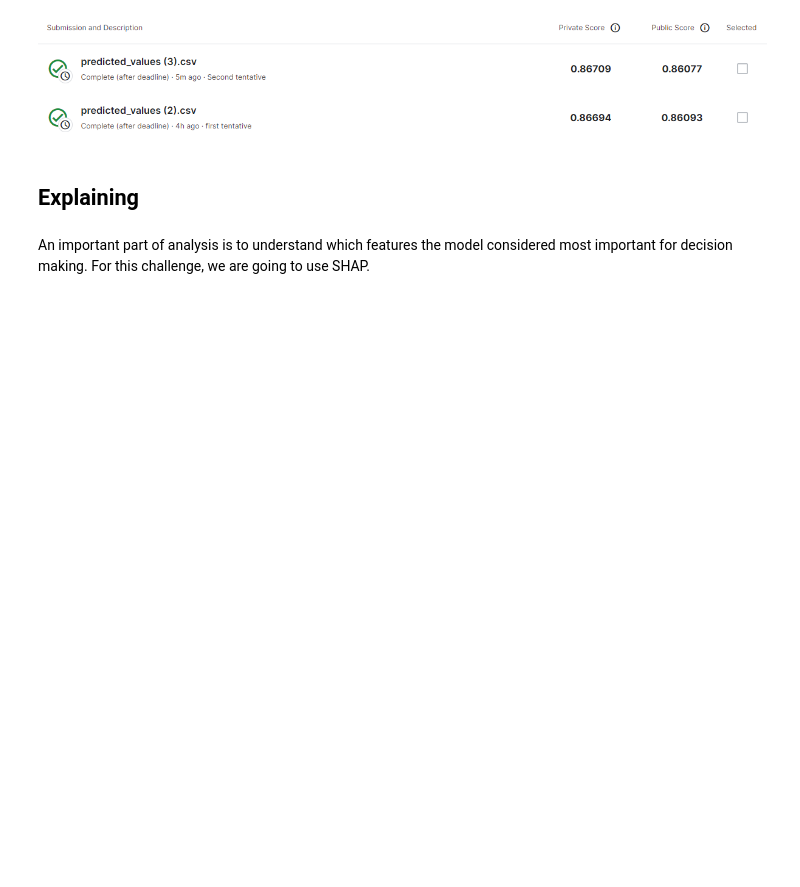
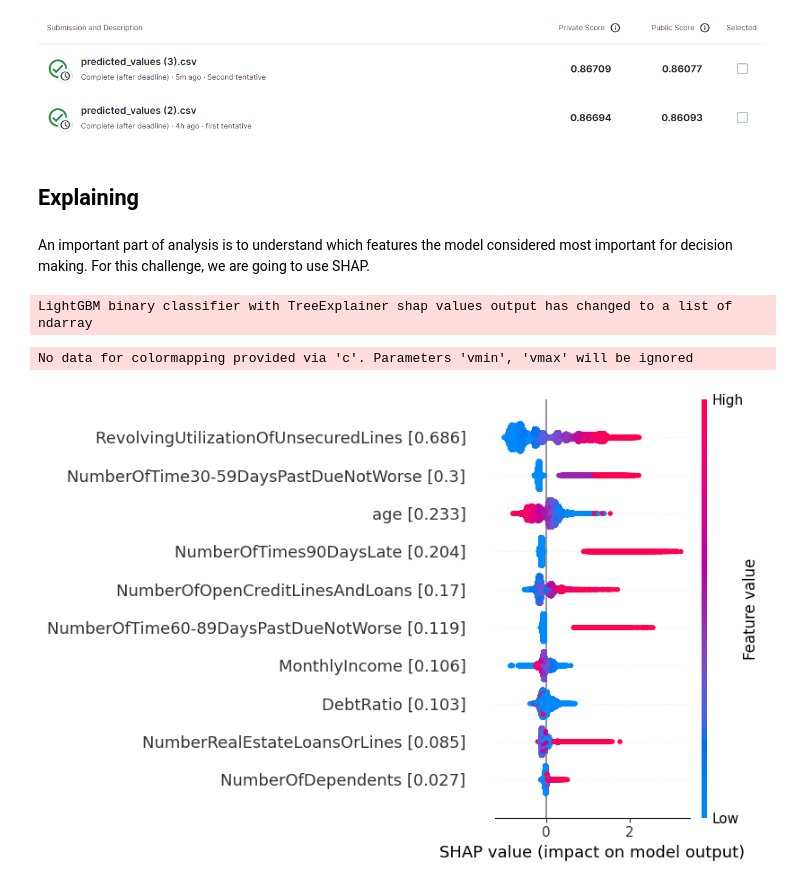
Before and after one commit to rdemarqui/financial_distress_prediction, a Jupyter notebook: Financial_distress_prediction.ipynb, the cells around one changed output. Drawn from its saved outputs; the diff is of its cells as text; code cells hidden in the pictures; blank space fills up the shorter version.

```diff
--- a/Financial_distress_prediction.ipynb
+++ b/Financial_distress_prediction.ipynb
@@ -228,15 +295,16 @@ def param_opt(model, params, X, y, opt_method='', n_iter=10, score='roc_auc', n_
 
   return best_params
 # %%
+# Listing hyperparameters
 params = {}
-
-params['learning_rate'] = [0.001, 0.01, 0.1, 0.3, 0.5]   # (default=0.3)
-params['max_iter'] = [50, 100, 150, 200, 300]    # (default=100)
-params['max_leaf_nodes'] = [10, 20, 31, 50]    # (default=31)
-params['max_depth'] = [None, 3, 5, 6, 7]    # (default=None)
-params['min_samples_leaf'] = [10, 20, 30, 50]    # (default=20)
-params['l2_regularization'] = [0, 0.001, 0.01, 0.1, 0.3, 0.5, 1]    # (default=0)
-params['random_state'] = [42]
+params['num_leaves'] = [10, 20, 31, 50]                         # (default=31)
+params['max_depth'] = [-1, 1]                                   # (default=-1)
+params['learning_rate'] = [0.0001, 0.001, 0.01, 0.1, 0.3, 0.5]  # (default=0.1)
+params['n_estimators'] = [50, 100, 150, 200, 250, 300]          # (default=100)
+params['reg_alpha'] = [0., 0.0001, 0.001, 0.01, 0.1, 0.3]       # (default=0.)
+params['reg_lambda'] = [0., 0.0001, 0.001, 0.01, 0.1, 0.3]      # (default=0.)
+params['random_state'] = [42]                                   # (default=None)
+params['n_jobs'] = [-1]                                         # (default=None)
 
 n_comb = np.prod([len(params[key]) for key in params.keys()])
 print(f'Possible matches: {n_comb}\n')
@@ -245,6 +313,6 @@ Possible matches: 14000
 # %%
-# Tuning hyperparameters
-best_param = param_opt(model=HistGradientBoostingClassifier(), params=params,
+# Tuning hyperparameters Bayesian method
+best_param_b = param_opt(model=LGBMClassifier(), params=params,
                        X=X_train, y=y_train, opt_method='bayes',
                        score='roc_auc', n_iter=50, n_splits=5)
 # %% [output]
@@ -255,2 +339,3 @@ Best score(roc_auc): 0.86531
 # %%
+best_param = best_param_b
 best_param
@@ -270,5 +371,5 @@ X_test.head()
 # %%
-final_model = HistGradientBoostingClassifier(**best_param).fit(X_train, y_train)
+final_model = LGBMClassifier(**best_param).fit(X_train, y_train)
 # %%
 predicted_values = pd.DataFrame(final_model.predict_proba(X_test)[:, 1]).reset_index()
 predicted_values.rename(columns={'index':'Id', 0:'Probability'}, inplace=True)
@@ -305,3 +420,5 @@ def shapley_feature_ranking(shap_values, X, top=10):
 # %%
 explainer = shap.TreeExplainer(final_model)
 shap_values = explainer.shap_values(X_test)
+# %% [output]
+LightGBM binary classifier with TreeExplainer shap values output has changed to a list of ndarray
@@ -313,11 +425,14 @@ plt.show()
 # %%
-top_features = shapley_feature_ranking(shap_values, X_test, top=X_test.shape[1])
+top_features = shapley_feature_ranking(shap_values[1], X_test, top=X_test.shape[1])
 feat_name =  pd.merge(pd.DataFrame({'features':X_test.columns}), top_features, how="left", on=["features"])
 
 feat_val = [
              col + " [" + str(round(feat_name.iloc[i]['importance'], 3)) + "]"
              for i, col in enumerate(feat_name['features'])
              ]
 
-shap.summary_plot(shap_values, X_test, feature_names=feat_val, show=False)
+shap.summary_plot(shap_values[1], X_test, feature_names=feat_val, show=False)
 plt.show()
+# %% [output]
+No data for colormapping provided via 'c'. Parameters 'vmin', 'vmax' will be ignored
+[figure, added]
```
Also changed, not shown: parts of 17 cells of this notebook.
